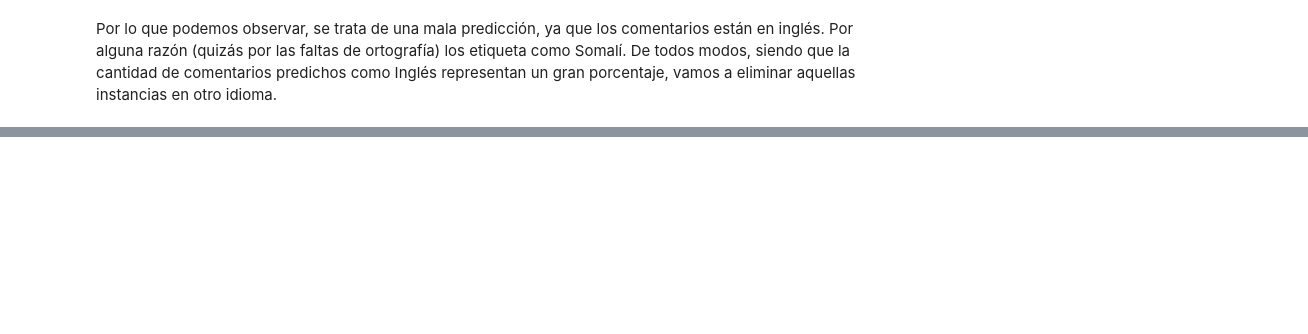
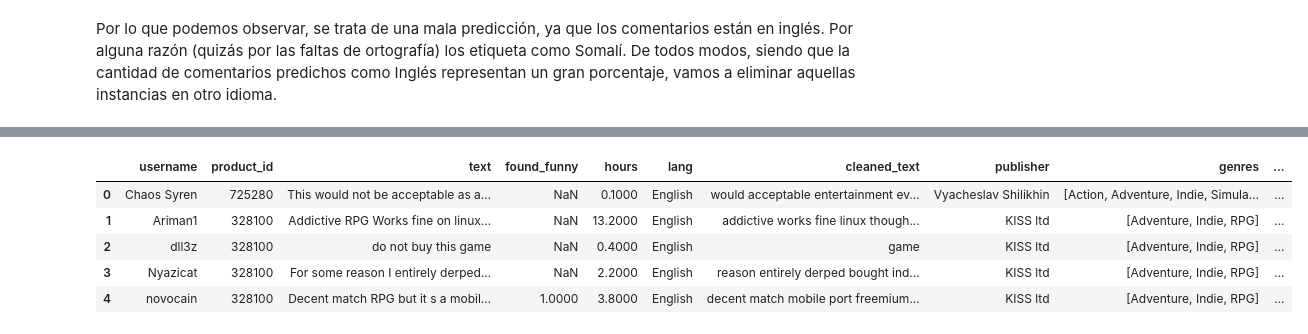
Before and after one commit to jmquintana/data_science_sprint_3, a Jupyter notebook: JoseQuintana_DS_Proyecto_03_SR.ipynb, the cells around one changed output, grey strips where cells are left out. Saved outputs shown, nothing was run; the diff lists cells and outputs as text; code cells hidden in the pictures; blank space fills up the shorter version.

```diff
--- a/JoseQuintana_DS_Proyecto_03_SR.ipynb
+++ b/JoseQuintana_DS_Proyecto_03_SR.ipynb
@@ -520,4 +683,5 @@ time: 640 ms (started: 2021-09-11 17:48:33 -03:00)
 # %%
 df_games = data_games.copy()
+df_games.rename(columns={"id":"product_id"}, inplace=True)
 df_games.head()
 # %% [output]
@@ -530,0 +706,2 @@ time: 31 ms (started: 2021-09-11 19:11:09 -03:00)
+# %%
+df_games = df_games.dropna(subset=['product_id'])
@@ -530,0 +731,2 @@ time: 31 ms (started: 2021-09-11 19:11:09 -03:00)
+# %%
+df_games['product_id'] = df_games['product_id'].astype('int')
@@ -530,0 +756,4 @@ time: 31 ms (started: 2021-09-11 19:11:09 -03:00)
+# %%
+df = pd.merge(df_reviews, df_games, on="product_id")
+df.head()
+# %% [output]
@@ -530,0 +761,6 @@ time: 31 ms (started: 2021-09-11 19:11:09 -03:00)
+|  | username | product_id | text | found_funny | hours | lang | cleaned_text | publisher | genres | ... |
+| 0 | Chaos Syren | 725280 | This would not be acceptable as a... | NaN | 0.1000 | English | would acceptable entertainment ev... | Vyacheslav Shilikhin | [Action, Adventure, Indie, Simula... | ... |
+| 1 | Ariman1 | 328100 | Addictive RPG Works fine on linux... | NaN | 13.2000 | English | addictive works fine linux though... | KISS ltd | [Adventure, Indie, RPG] | ... |
+| 2 | dll3z | 328100 | do not buy this game | NaN | 0.4000 | English | game | KISS ltd | [Adventure, Indie, RPG] | ... |
+| 3 | Nyazicat | 328100 | For some reason I entirely derped... | NaN | 2.2000 | English | reason entirely derped bought ind... | KISS ltd | [Adventure, Indie, RPG] | ... |
+| 4 | novocain | 328100 | Decent match RPG but it s a mobil... | 1.0000 | 3.8000 | English | decent match mobile port freemium... | KISS ltd | [Adventure, Indie, RPG] | ... |
```
Also changed, not shown: parts of 86 cells of this notebook.
